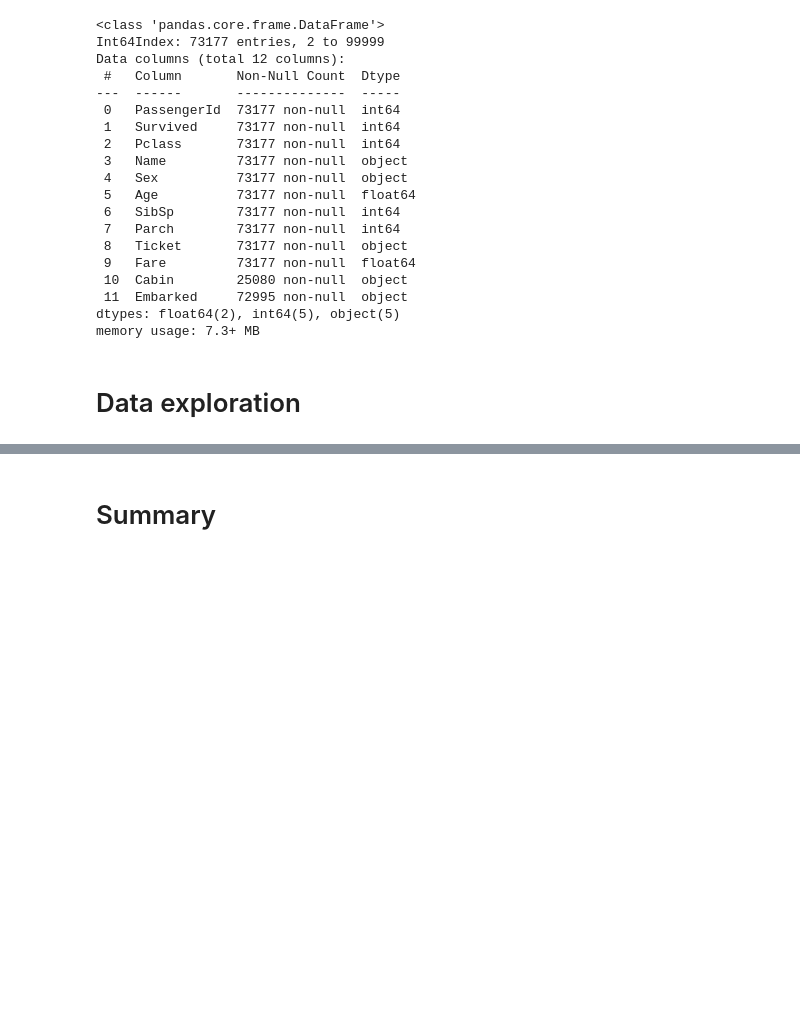
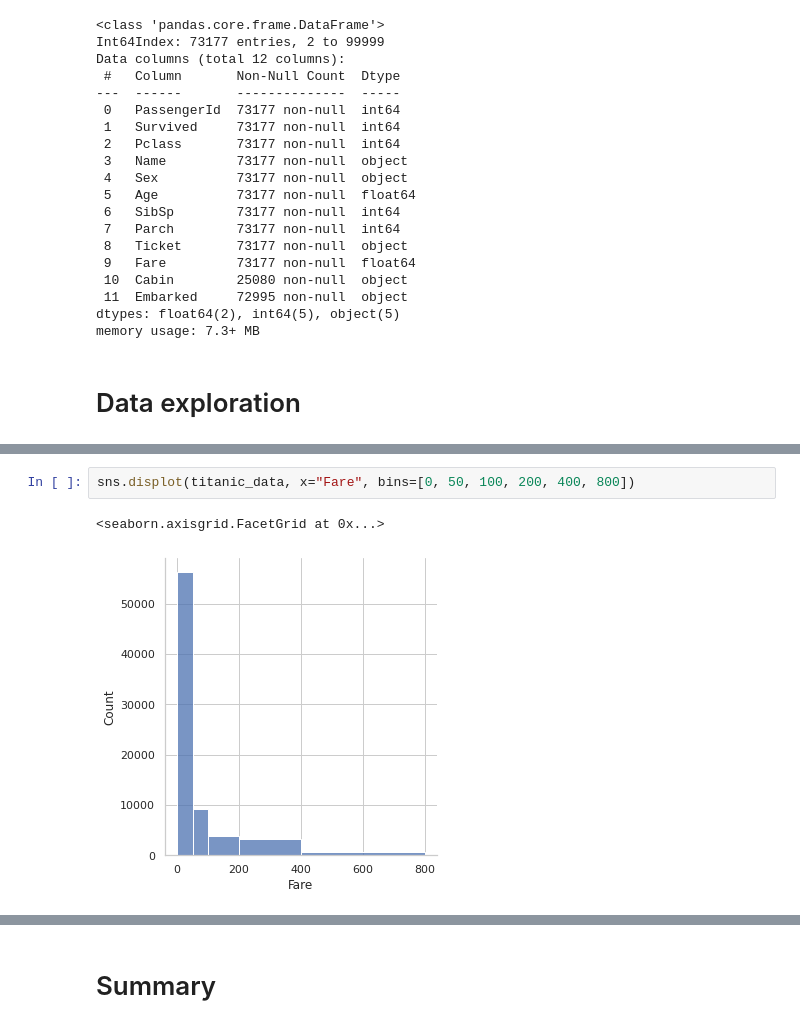
Before and after one commit to McReader/ml-intro, a Jupyter notebook: 2_data_exploration/eda.ipynb, the cells around one changed output, grey strips where cells are left out. Cells and saved outputs as stored; diff of their text form; blank space fills up the shorter version.

```diff
--- a/2_data_exploration/eda.ipynb
+++ b/2_data_exploration/eda.ipynb
@@ -132,0 +141,5 @@ titanic_data[['Survived', 'Pclass', 'Age', 'SibSp', 'Fare']].describe()
+# %%
+sns.displot(titanic_data, x="Fare", bins=[0, 50, 100, 200, 400, 800])
+# %% [output]
+<seaborn.axisgrid.FacetGrid at 0x...>
+[figure, added]
```
Also changed, not shown: parts of 6 cells of this notebook.
